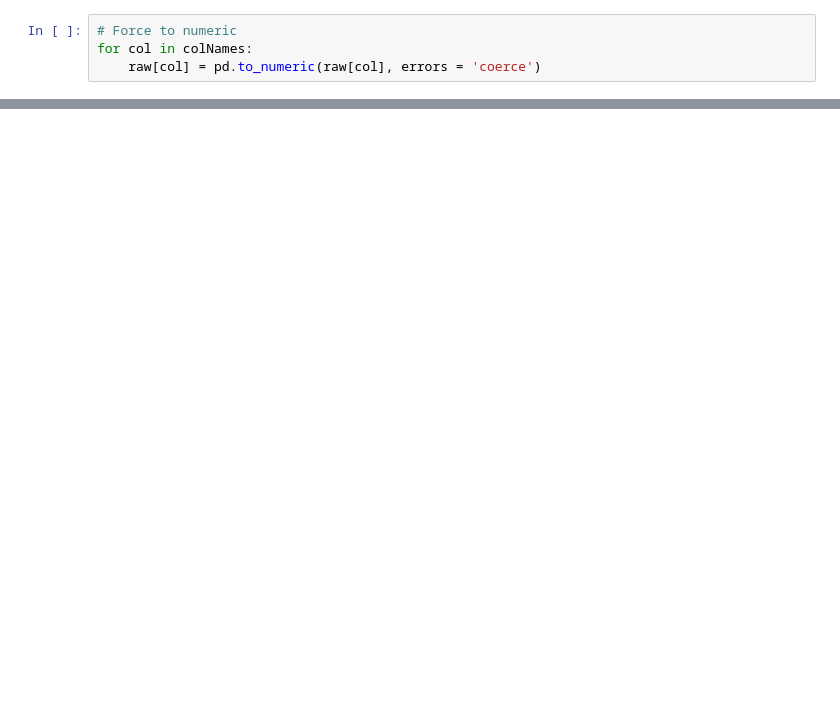
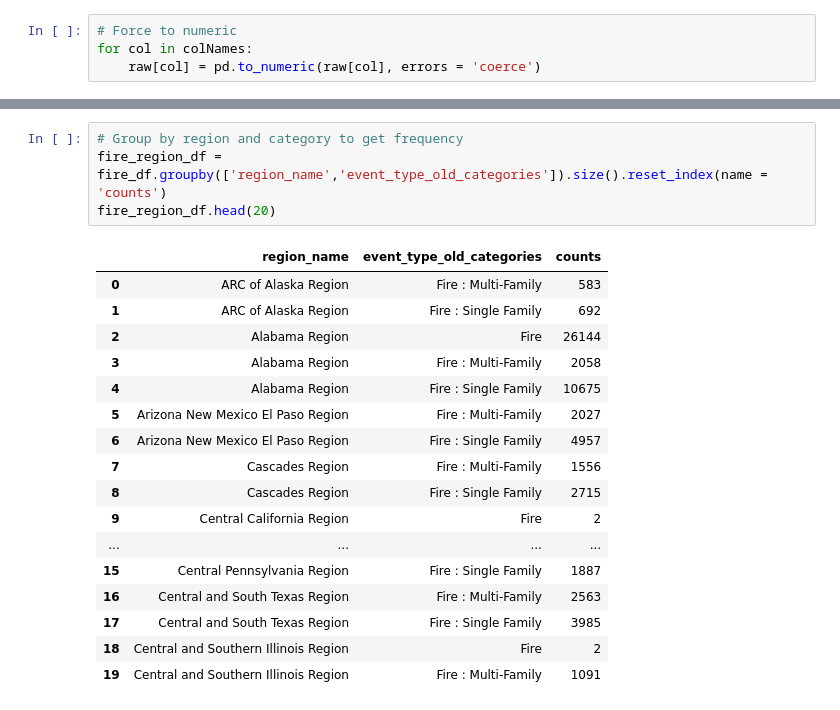
Before and after one commit to DataKind-DC/red-cross-replication, a Jupyter notebook: Model-2C/phase2_model2c_EDA.ipynb, the cells around one changed output, grey strips where cells are left out. Drawn from its saved outputs; the diff is of its cells as text; blank space fills up the shorter version.

```diff
--- a/Model-2C/phase2_model2c_EDA.ipynb
+++ b/Model-2C/phase2_model2c_EDA.ipynb
@@ -323,0 +213,22 @@ temp_df
+# %%
+# Group by region and category to get frequency
+fire_region_df = fire_df.groupby(['region_name','event_type_old_categories']).size().reset_index(name = 'counts')
+fire_region_df.head(20)
+# %% [output]
+|  | region_name | event_type_old_categories | counts |
+| 0 | ARC of Alaska Region | Fire : Multi-Family | 583 |
+| 1 | ARC of Alaska Region | Fire : Single Family | 692 |
+| 2 | Alabama Region | Fire | 26144 |
+| 3 | Alabama Region | Fire : Multi-Family | 2058 |
+| 4 | Alabama Region | Fire : Single Family | 10675 |
+| 5 | Arizona New Mexico El Paso Region | Fire : Multi-Family | 2027 |
+| 6 | Arizona New Mexico El Paso Region | Fire : Single Family | 4957 |
+| 7 | Cascades Region | Fire : Multi-Family | 1556 |
+| 8 | Cascades Region | Fire : Single Family | 2715 |
+| 9 | Central California Region | Fire | 2 |
+| ... | ... | ... | ... |
+| 15 | Central Pennsylvania Region | Fire : Single Family | 1887 |
+| 16 | Central and South Texas Region | Fire : Multi-Family | 2563 |
+| 17 | Central and South Texas Region | Fire : Single Family | 3985 |
+| 18 | Central and Southern Illinois Region | Fire | 2 |
+| 19 | Central and Southern Illinois Region | Fire : Multi-Family | 1091 |
```
Also changed, not shown: parts of 39 cells of this notebook.
